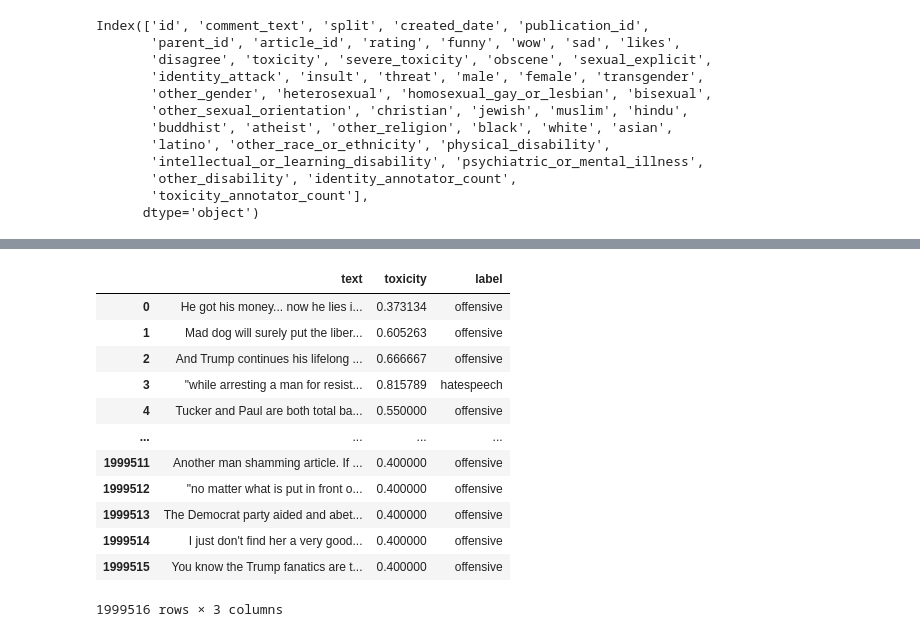
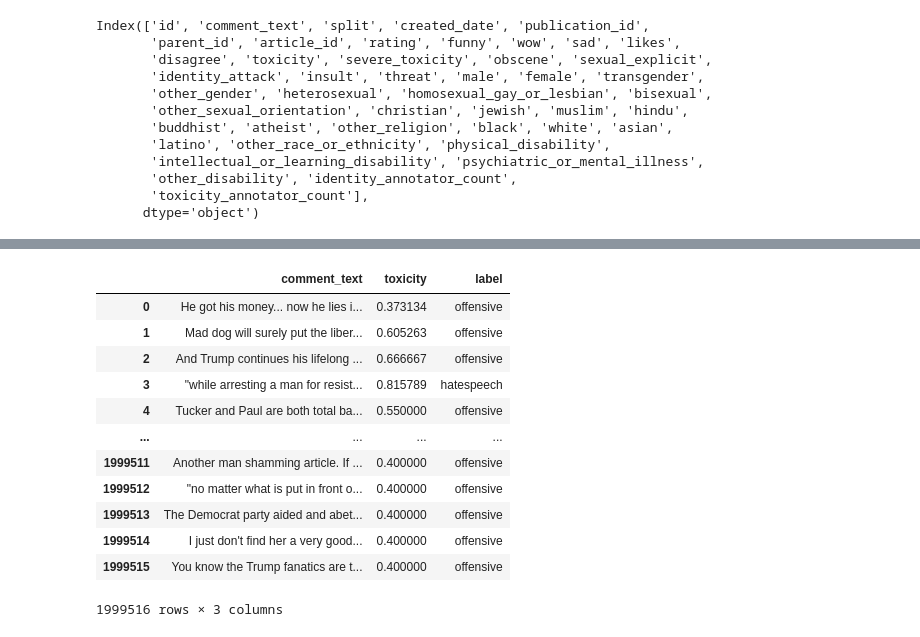
Before and after one commit to svtsv01/2024_TikTokTechJam--blin--project, a Jupyter notebook: datasets_preparation.ipynb, the cells around one changed output, grey strips where cells are left out. Saved outputs shown, nothing was run; the diff lists cells and outputs as text; code cells hidden in the pictures.

```diff
--- a/datasets_preparation.ipynb
+++ b/datasets_preparation.ipynb
@@ -85,16 +93,16 @@ civcom[(civcom.toxicity > 0.7)].sort_values(by='toxicity', ascending=True).head(
 # %%
 def labeler_cc(row):
     if row['toxicity'] >= 0.7:
         return 'hatespeech'
-    elif (row['toxicity'] < 0.7) & (row['toxicity'] > 0.1):
+    elif (row['toxicity'] < 0.7) & (row['toxicity'] > 0):
         return 'offensive'
     else:
         return 'normal'
 
 civcom['label'] = civcom.apply(labeler_cc, axis = 1)
 civcom
 # %% [output]
-|  | text | toxicity | label |
+|  | comment_text | toxicity | label |
 | 0 | He got his money... now he lies i... | 0.373134 | offensive |
 | 1 | Mad dog will surely put the liber... | 0.605263 | offensive |
 | 2 | And Trump continues his lifelong ... | 0.666667 | offensive |
```
Also changed, not shown: parts of 9 cells of this notebook, 1 other file.
